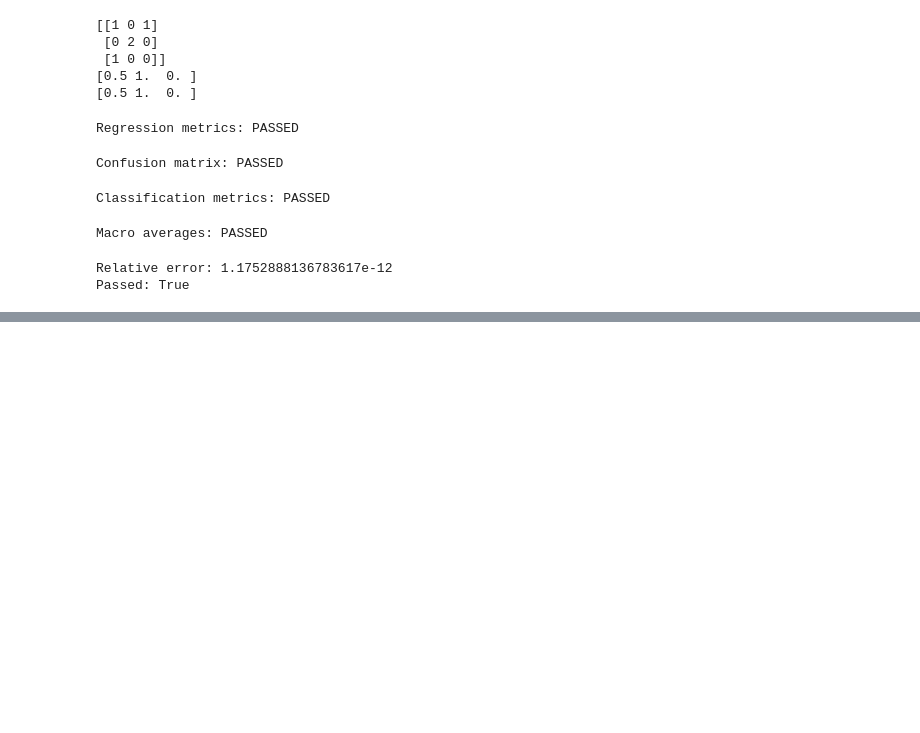
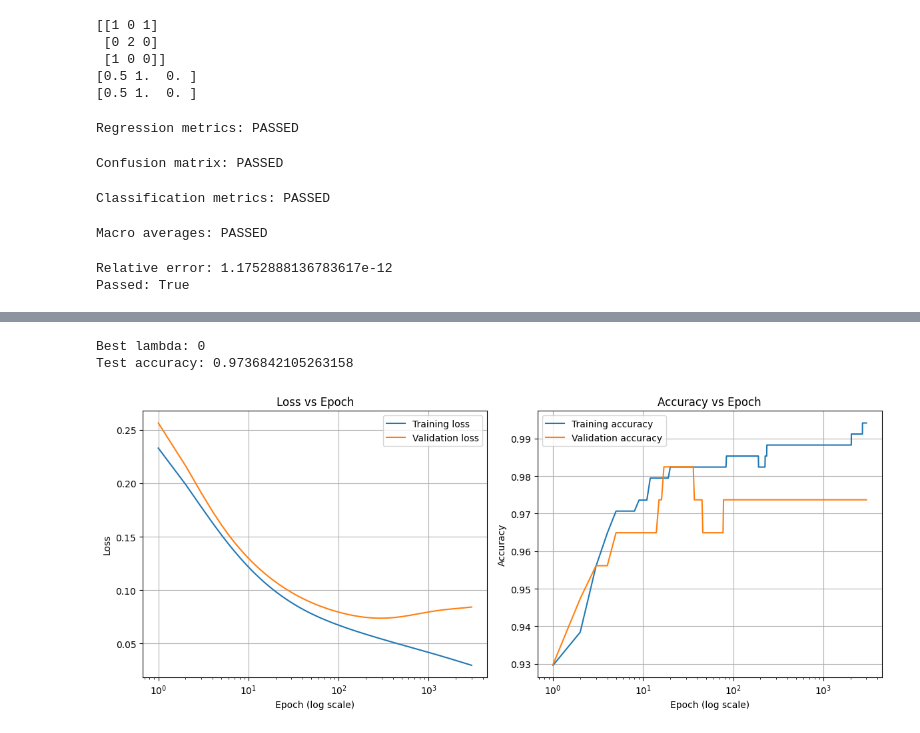
Before and after one commit to Ziad-Gebril/Linear-Models-and-Support-Vector-Machines, a Jupyter notebook: ML_assignment_2.ipynb, the cells around one changed output, grey strips where cells are left out. Drawn from its saved outputs; the diff is of its cells as text; code cells hidden in the pictures; blank space fills up the shorter version.

```diff
--- a/ML_assignment_2.ipynb
+++ b/ML_assignment_2.ipynb
@@ -455,0 +556,8 @@ Passed: True
+# %%
+X_train = add_bias(XC_tr)
+X_validation = add_bias(XC_va)
+X_testing = add_bias(XC_te)
+
+y_train = yC_tr
+y_validation = yC_va
+y_testing = yC_te
@@ -455,0 +635,45 @@ Passed: True
+# %%
+best_L = 0 # as it has the lowest validation loss
+
+w_best, tr_loss, va_loss, tr_acc, va_acc, weights_history = train_logistic(X_train, y_train,X_validation, y_validation,L=best_L)
+
+test_acc = logistic_accuracy(X_testing, y_testing, w_best)
+
+print("Best lambda:", best_L)
+print("Test accuracy:", test_acc)
+# %% [output]
+Best lambda: 0
+Test accuracy: 0.9736842105263158
+# %%
+# Ai help in plotting
+
+epochs = np.arange(1, 3001)
+
+plt.figure(figsize=(12, 5))
+
+# Loss
+plt.subplot(1, 2, 1)
+plt.plot(epochs, tr_loss, label="Training loss")
+plt.plot(epochs, va_loss, label="Validation loss")
+plt.xscale("log")
+plt.xlabel("Epoch (log scale)")
+plt.ylabel("Loss")
+plt.title("Loss vs Epoch")
+plt.legend()
+plt.grid(True)
+
+# Accuracy
+plt.subplot(1, 2, 2)
+plt.plot(epochs, tr_acc, label="Training accuracy")
+plt.plot(epochs, va_acc, label="Validation accuracy")
+plt.xscale("log")
+plt.xlabel("Epoch (log scale)")
+plt.ylabel("Accuracy")
+plt.title("Accuracy vs Epoch")
+plt.legend()
+plt.grid(True)
+
+plt.tight_layout()
+plt.show()
+# %% [output]
+[figure, added]
```
Also changed, not shown: parts of 21 cells of this notebook.
